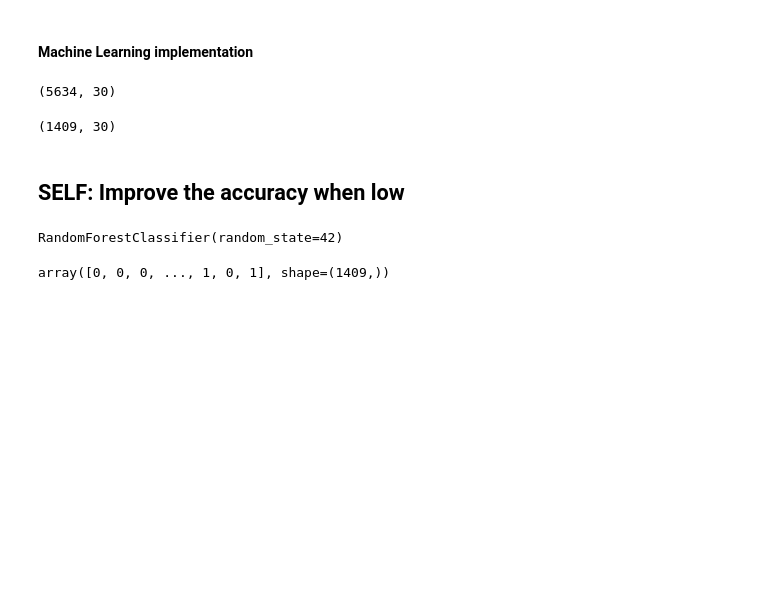
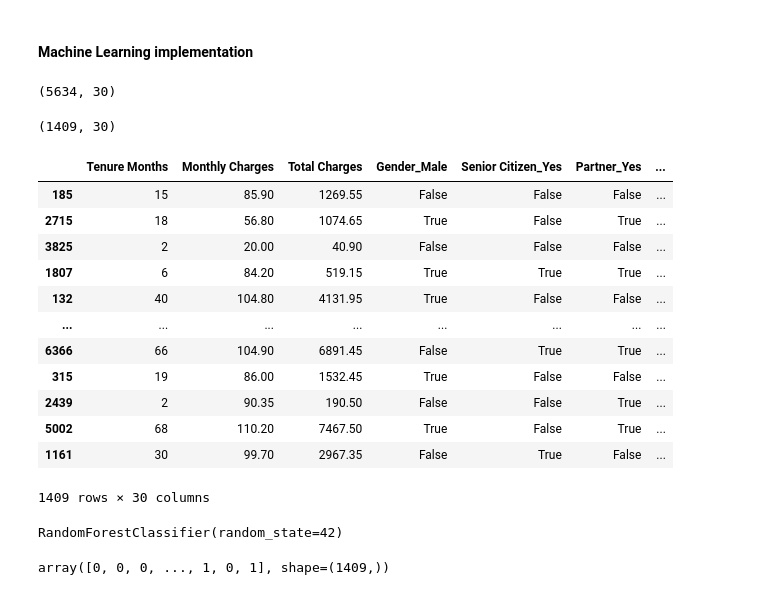
Before and after one commit to Aditee-18/IBM-Churn-Dataset-, a Jupyter notebook: ChurnPrediction.ipynb, the cells around one changed output. Drawn from its saved outputs; the diff is of its cells as text; code cells hidden in the pictures; blank space fills up the shorter version.

```diff
--- a/ChurnPrediction.ipynb
+++ b/ChurnPrediction.ipynb
@@ -564,8 +564,22 @@ X_train.shape
 X_test.shape
 # %% [output]
 (1409, 30)
-# %% [markdown]
-## SELF: Improve the accuracy when low
+# %%
+X_test
+# %% [output]
+|  | Tenure Months | Monthly Charges | Total Charges | Gender_Male | Senior Citizen_Yes | Partner_Yes | ... |
+| 185 | 15 | 85.90 | 1269.55 | False | False | False | ... |
+| 2715 | 18 | 56.80 | 1074.65 | True | False | True | ... |
+| 3825 | 2 | 20.00 | 40.90 | False | False | False | ... |
+| 1807 | 6 | 84.20 | 519.15 | True | True | True | ... |
+| 132 | 40 | 104.80 | 4131.95 | True | False | False | ... |
+| ... | ... | ... | ... | ... | ... | ... | ... |
+| 6366 | 66 | 104.90 | 6891.45 | False | True | True | ... |
+| 315 | 19 | 86.00 | 1532.45 | True | False | False | ... |
+| 2439 | 2 | 90.35 | 190.50 | False | False | True | ... |
+| 5002 | 68 | 110.20 | 7467.50 | True | False | True | ... |
+| 1161 | 30 | 99.70 | 2967.35 | False | True | False | ... |
+1409 rows × 30 columns
 # %%
 from sklearn.ensemble import RandomForestClassifier
 model=RandomForestClassifier(n_estimators=100,random_state=42)
```
Also changed, not shown: parts of 24 cells of this notebook, 1 other file.
